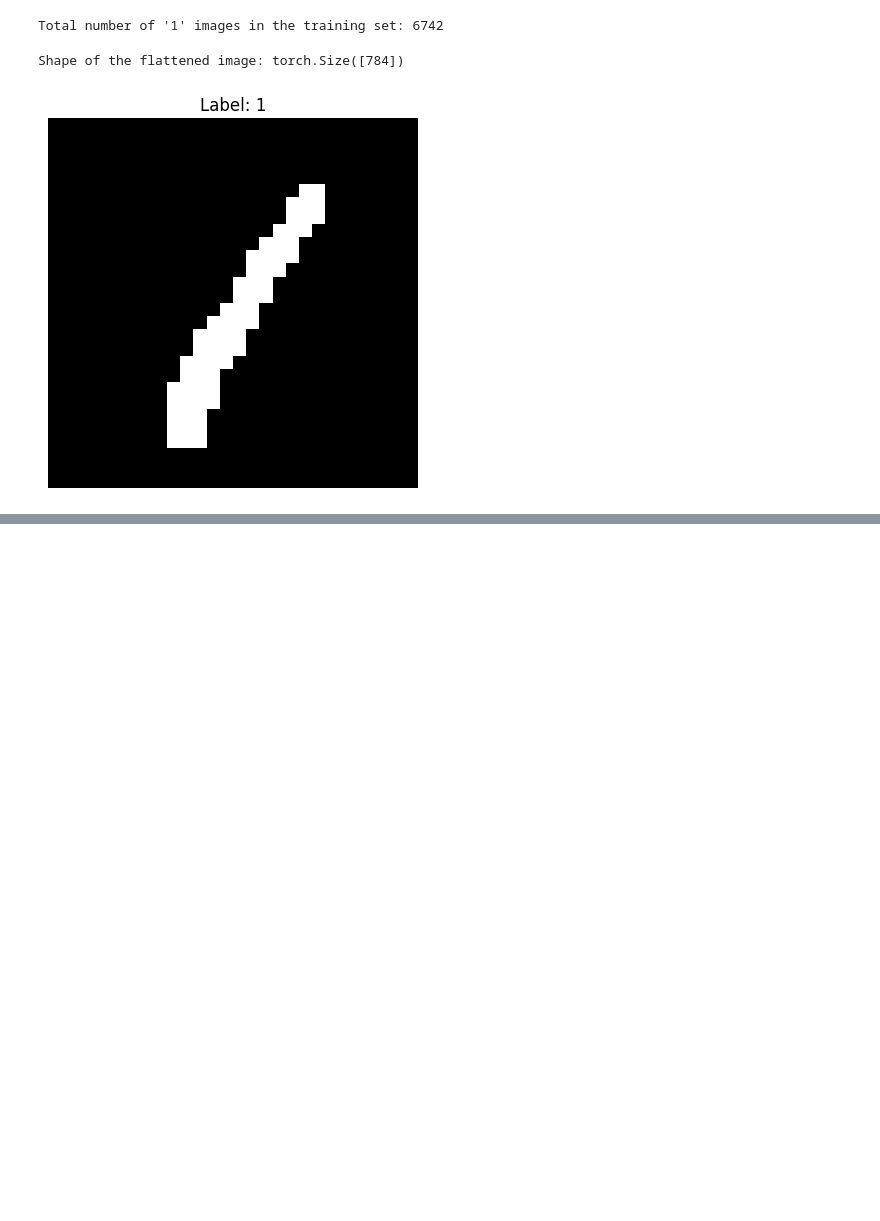
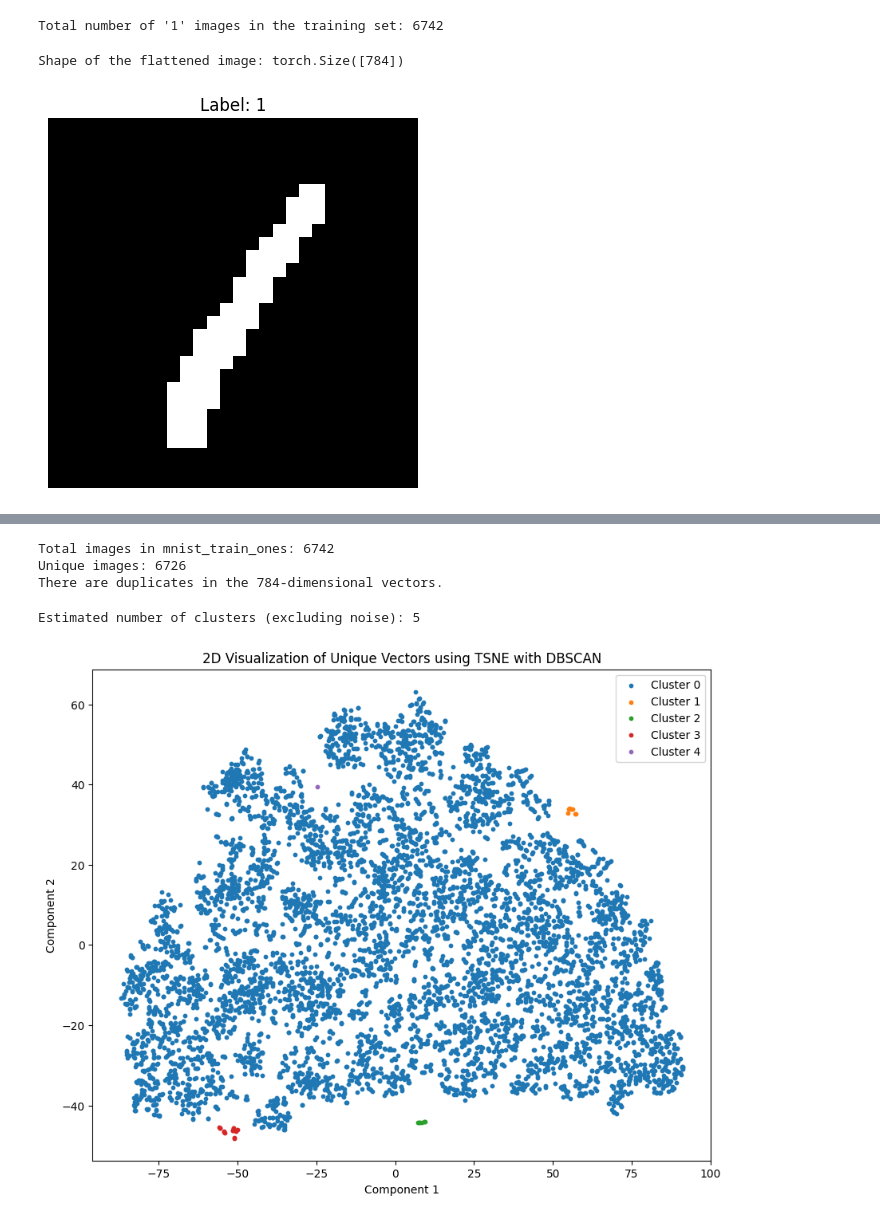
Before and after one commit to Antel0pe/NeuronsFiringTogetherWireTogether, a Jupyter notebook: SpaceOfMNIST_1.ipynb, the cells around one changed output, grey strips where cells are left out. Cells and saved outputs as stored; diff of their text form; code cells hidden in the pictures; blank space fills up the shorter version.

Commit message:
analyzing graph of space of mnist 1s

```diff
--- a/SpaceOfMNIST_1.ipynb
+++ b/SpaceOfMNIST_1.ipynb
@@ -143,0 +144,72 @@ Minimum Euclidean distance: tensor(2.)
+# %%
+# Stack all 784-dim vectors from the filtered dataset
+all_vectors = torch.stack([img for img, _ in mnist_train_ones])
+unique_vectors = torch.unique(all_vectors, dim=0)
+
+print(f"Total images in mnist_train_ones: {all_vectors.shape[0]}")
+print(f"Unique images: {unique_vectors.shape[0]}")
+
+if all_vectors.shape[0] == unique_vectors.shape[0]:
+    print("All 784-dimensional vectors are unique.")
+else:
+    print("There are duplicates in the 784-dimensional vectors.")
+# %% [output]
+Total images in mnist_train_ones: 6742
+Unique images: 6726
+There are duplicates in the 784-dimensional vectors.
+# %%
+import numpy as np
+import matplotlib.pyplot as plt
+from sklearn.decomposition import PCA
+from sklearn.manifold import TSNE
+from sklearn.cluster import DBSCAN
+
+def visualize_clusters(unique_vectors, method='tsne', clustering_eps=5.5, clustering_min_samples=5):
+    """
+    Visualizes clusters among unique_vectors by reducing dimensions to 2D and running DBSCAN.
+
+    Args:
+        unique_vectors (torch.Tensor or np.array): Array of shape (n, 784) containing unique images.
+        method (str): 'tsne' (default) or 'pca' for dimensionality reduction.
+        clustering_eps (float): The DBSCAN eps parameter.
+        clustering_min_samples (int): The DBSCAN min_samples parameter.
+    """
+    # Convert tensor to numpy array if necessary.
+    if hasattr(unique_vectors, 'cpu'):
+        X = unique_vectors.cpu().numpy()
+    else:
+        X = unique_vectors
+
+    # Dimensionality Reduction to 2D.
+    if method.lower() == 'pca':
+        reducer = PCA(n_components=2)
+    else:
+        reducer = TSNE(n_components=2, perplexity=30, random_state=42)
+    X_reduced = reducer.fit_transform(X)
+
+    # Cluster using DBSCAN.
+    clustering = DBSCAN(eps=clustering_eps, min_samples=clustering_min_samples)
+    labels = clustering.fit_predict(X_reduced)
+
+    # Number of clusters (excluding noise label -1).
+    n_clusters = len(set(labels)) - (1 if -1 in labels else 0)
+    print(f"Estimated number of clusters (excluding noise): {n_clusters}")
+
+    # Visualize clusters.
+    plt.figure(figsize=(10, 8))
+    unique_labels = np.unique(labels)
+    for label in unique_labels:
+        # Set label name; noise is labeled as -1.
+        label_name = f'Cluster {label}' if label != -1 else 'Noise'
+        idx = labels == label
+        plt.scatter(X_reduced[idx, 0], X_reduced[idx, 1], label=label_name, s=10)
+    plt.title(f'2D Visualization of Unique Vectors using {method.upper()} with DBSCAN')
+    plt.xlabel('Component 1')
+    plt.ylabel('Component 2')
+    plt.legend()
+    plt.show()
+
+visualize_clusters(unique_vectors, method='tsne', clustering_eps=4, clustering_min_samples=1)
+# %% [output]
+Estimated number of clusters (excluding noise): 5
+[figure, added]
```
Also changed, not shown: parts of 14 cells of this notebook, 1 other file.
